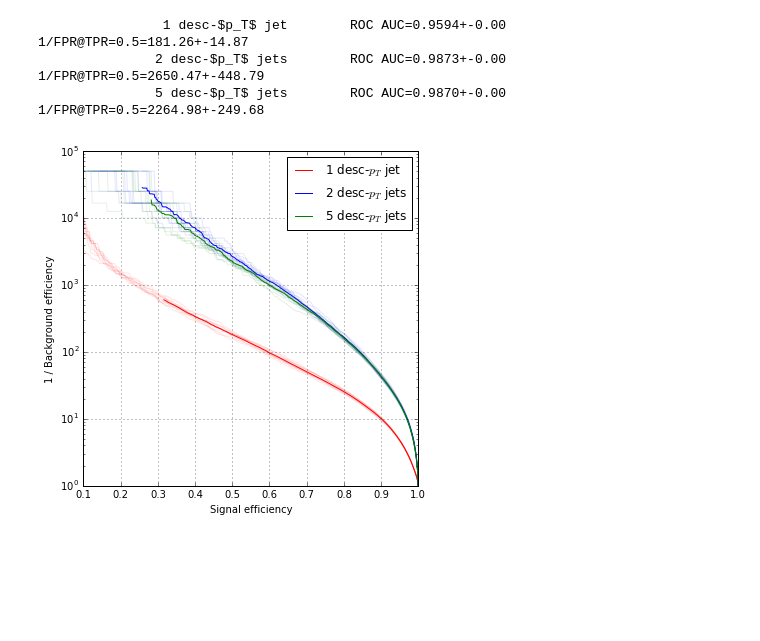
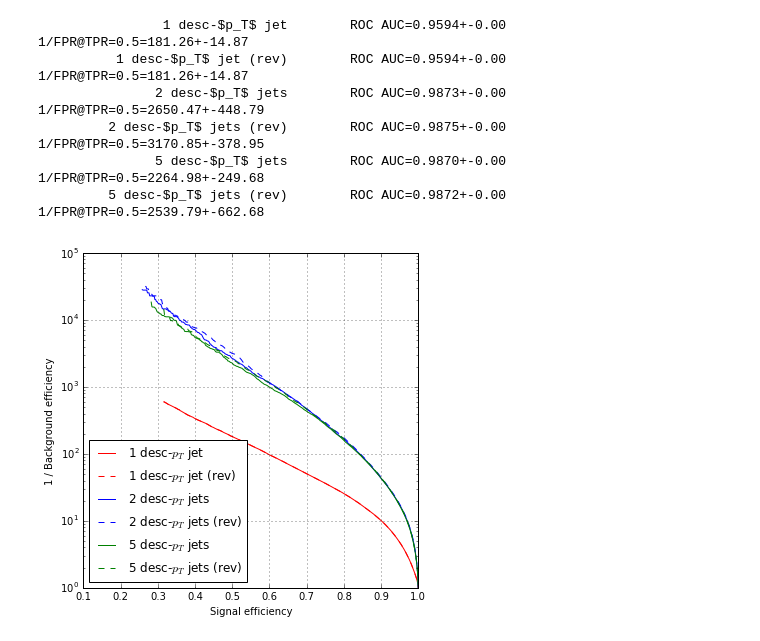
Before and after one commit to glouppe/recnn, a Jupyter notebook: notebooks/event-study.ipynb, the cells around one changed output. Cells and saved outputs as stored; diff of their text form; code cells hidden in the pictures; blank space fills up the shorter version.

Commit message:
event results

```diff
--- a/notebooks/event-study.ipynb
+++ b/notebooks/event-study.ipynb
@@ -92,10 +92,13 @@ for pattern, n_jets, label, color in [
     ]:
 
     r, f, t = evaluate_models("../models/event-study/predictions/predictions-e-full-%s-%d-*.pickle" % (pattern, n_jets))
-
-    plot_rocs(r, f, t, label=label, color=color, show_all=True)
+    plot_rocs(r, f, t, label=label, color=color, show_all=False)
     report_score(r, f, t, label=label)
 
+    r, f, t = evaluate_models("../models/event-study/predictions-reversed/predictions-e-full-%s-%d-*.pickle" % (pattern, n_jets))
+    plot_rocs(r, f, t, label=label + " (rev)", color=color + "--", show_all=False)
+    report_score(r, f, t, label=label + " (rev)")
+
 plot_show()
 # %% [output]
                      1 $k_t$ jet        ROC AUC=0.9602+-0.00    1/FPR@TPR=0.5=196.57+-9.91
@@ -105,21 +111,27 @@ plot_show()
 # %%
 for pattern, n_jets, label, color in [
         ("antikt-seqpt-reversed", 1, "1 desc-$p_T$ jet", "r"),
         ("antikt-seqpt-reversed", 2, "2 desc-$p_T$ jets", "b"),
         ("antikt-seqpt-reversed", 5, "5 desc-$p_T$ jets", "g")
     ]:
 
     r, f, t = evaluate_models("../models/event-study/predictions/predictions-e-full-%s-%d-*.pickle" % (pattern, n_jets))
-
-    plot_rocs(r, f, t, label=label, color=color, show_all=True)
+    plot_rocs(r, f, t, label=label, color=color, show_all=False)
     report_score(r, f, t, label=label)
 
+    r, f, t = evaluate_models("../models/event-study/predictions-reversed/predictions-e-full-%s-%d-*.pickle" % (pattern, n_jets))
+    plot_rocs(r, f, t, label=label + " (rev)", color=color + "--", show_all=False)
+    report_score(r, f, t, label=label + " (rev)")
+
 plot_show()
 # %% [output]
                 1 desc-$p_T$ jet        ROC AUC=0.9594+-0.00    1/FPR@TPR=0.5=181.26+-14.87
+          1 desc-$p_T$ jet (rev)        ROC AUC=0.9594+-0.00    1/FPR@TPR=0.5=181.26+-14.87
                2 desc-$p_T$ jets        ROC AUC=0.9873+-0.00    1/FPR@TPR=0.5=2650.47+-448.79
+         2 desc-$p_T$ jets (rev)        ROC AUC=0.9875+-0.00    1/FPR@TPR=0.5=3170.85+-378.95
                5 desc-$p_T$ jets        ROC AUC=0.9870+-0.00    1/FPR@TPR=0.5=2264.98+-249.68
+         5 desc-$p_T$ jets (rev)        ROC AUC=0.9872+-0.00    1/FPR@TPR=0.5=2539.79+-662.68
-[figure, old version]
+[figure, new version]
 # %%
 for pattern, n_jets, label, color in [
         ("jet4v", 1, "1 jet4v", "r"),
```
Also changed, not shown: parts of 3 cells of this notebook.
